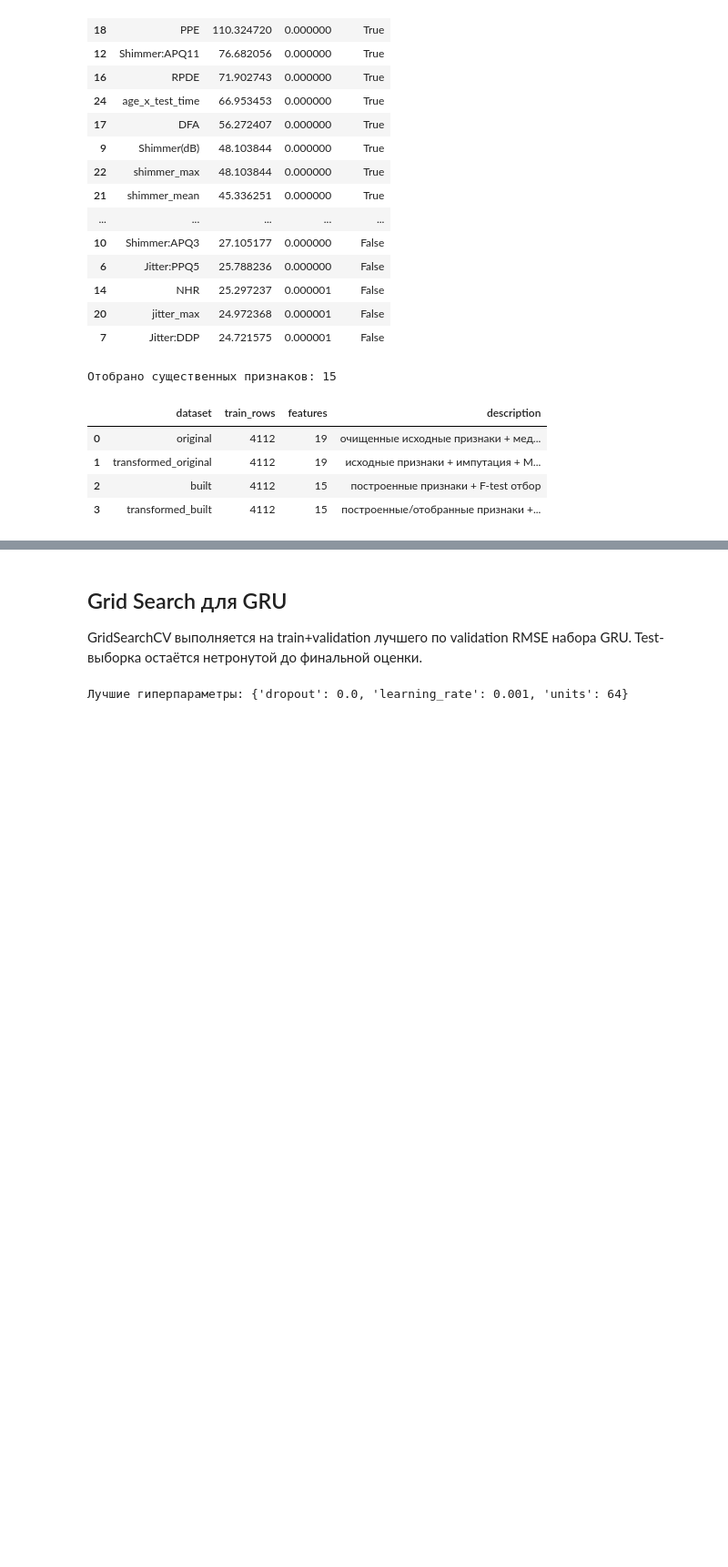
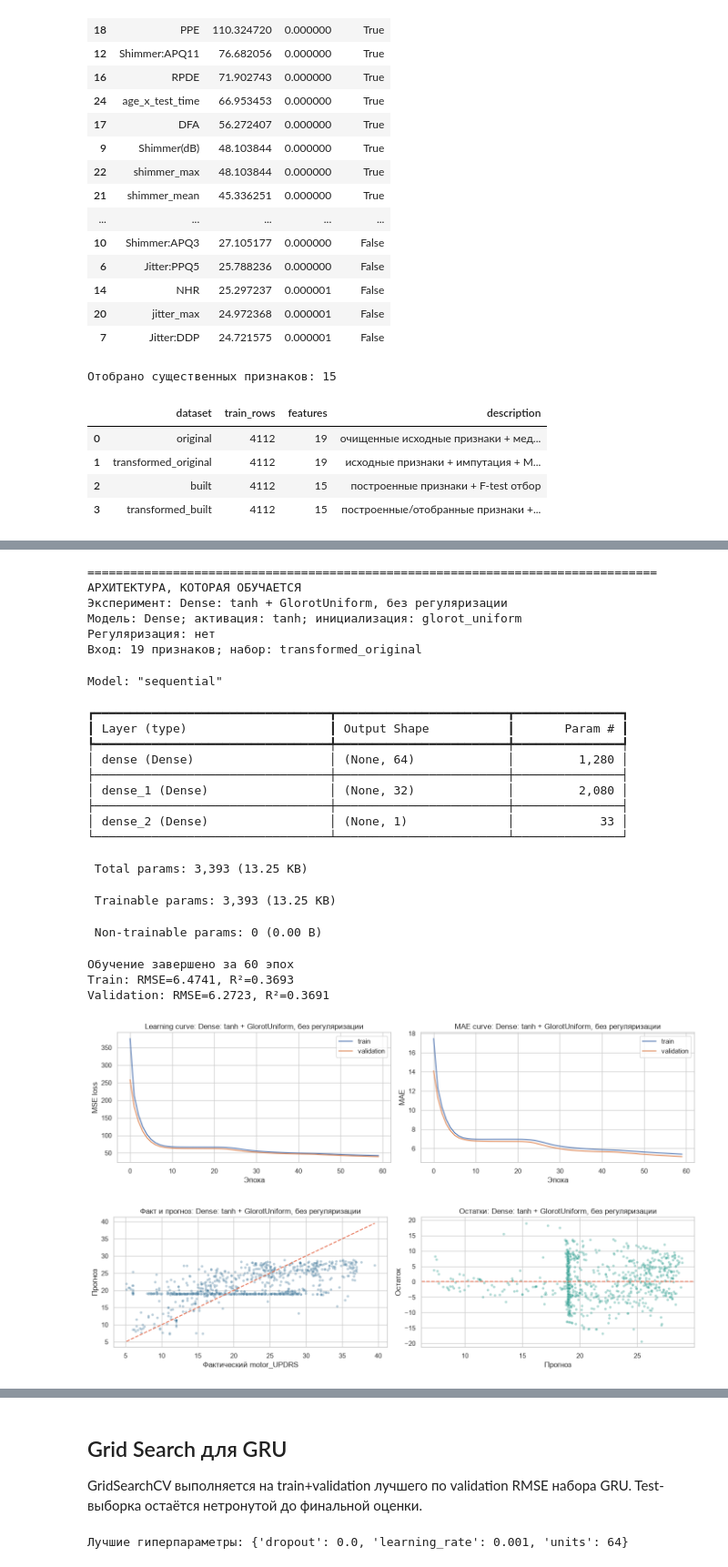
Before and after one commit to imnoname/intelligent-data-analysis-ml, a Jupyter notebook: lr1/lr1_variant6_parkinsons_regression.ipynb, the cells around one changed output, grey strips where cells are left out. Shown at 91% size. Drawn from its saved outputs; the diff is of its cells as text; code cells hidden in the pictures; blank space fills up the shorter version.

```diff
--- a/lr1/lr1_variant6_parkinsons_regression.ipynb
+++ b/lr1/lr1_variant6_parkinsons_regression.ipynb
@@ -581,0 +739,32 @@ WARNING:tensorflow:TensorFlow GPU support is not available on native Windows for
+# %%
+# Эксперимент 2: Dense с гиперболическим тангенсом и GlorotUniform без регуляризации
+exp_dense_tanh = run_experiment(
+    name="Dense: tanh + GlorotUniform, без регуляризации",
+    model_type="Dense", activation="tanh", kernel_initializer="glorot_uniform",
+    use_regularization=False, hidden_units=(64, 32)
+)
+# %% [output]
+================================================================================
+АРХИТЕКТУРА, КОТОРАЯ ОБУЧАЕТСЯ
+Эксперимент: Dense: tanh + GlorotUniform, без регуляризации
+Модель: Dense; активация: tanh; инициализация: glorot_uniform
+Регуляризация: нет
+Вход: 19 признаков; набор: transformed_original
+Model: "sequential"
+┏━━━━━━━━━━━━━━━━━━━━━━━━━━━━━━━━━┳━━━━━━━━━━━━━━━━━━━━━━━━┳━━━━━━━━━━━━━━━┓
+┃ Layer (type)                    ┃ Output Shape           ┃       Param # ┃
+┡━━━━━━━━━━━━━━━━━━━━━━━━━━━━━━━━━╇━━━━━━━━━━━━━━━━━━━━━━━━╇━━━━━━━━━━━━━━━┩
+│ dense (Dense)                   │ (None, 64)             │         1,280 │
+├─────────────────────────────────┼────────────────────────┼───────────────┤
+│ dense_1 (Dense)                 │ (None, 32)             │         2,080 │
+├─────────────────────────────────┼────────────────────────┼───────────────┤
+│ dense_2 (Dense)                 │ (None, 1)              │            33 │
+└─────────────────────────────────┴────────────────────────┴───────────────┘
+ Total params: 3,393 (13.25 KB)
+ Trainable params: 3,393 (13.25 KB)
+ Non-trainable params: 0 (0.00 B)
+Обучение завершено за 60 эпох
+Train: RMSE=6.4741, R²=0.3693
+Validation: RMSE=6.2723, R²=0.3691
+[figure, added]
+[figure, added]
```
Also changed, not shown: parts of 20 cells of this notebook, 1 other file.
